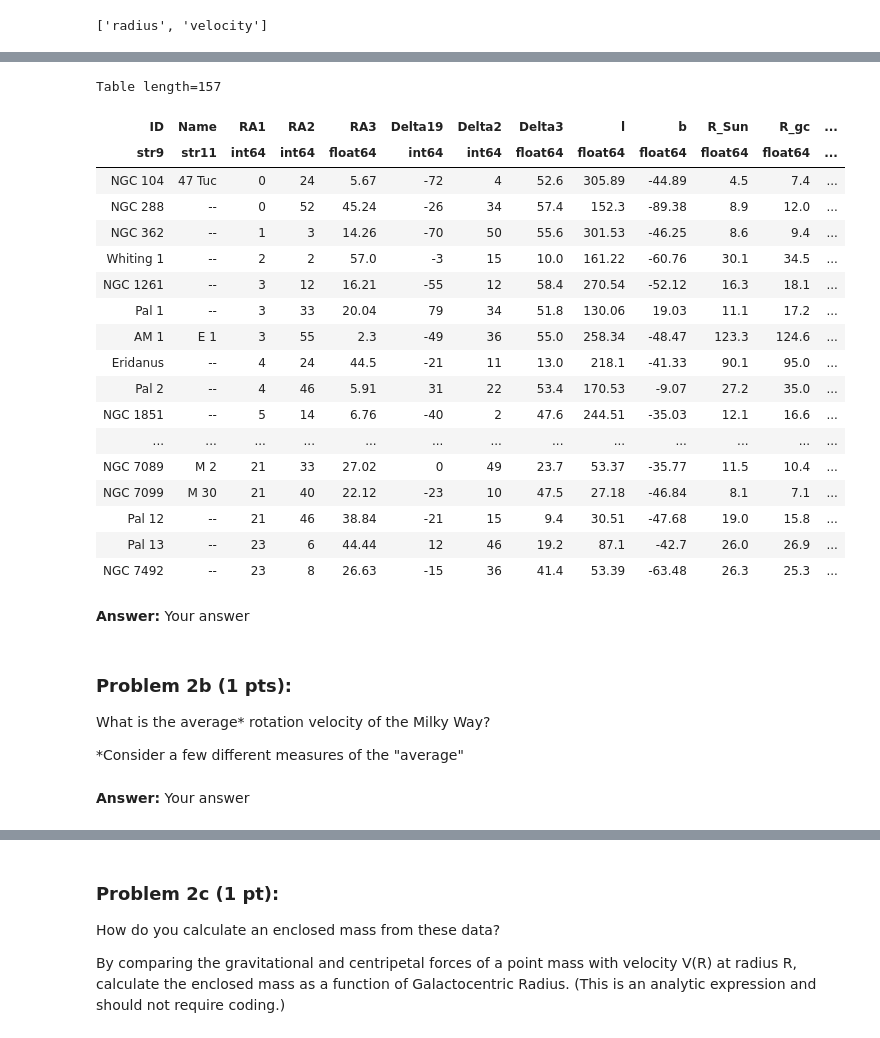
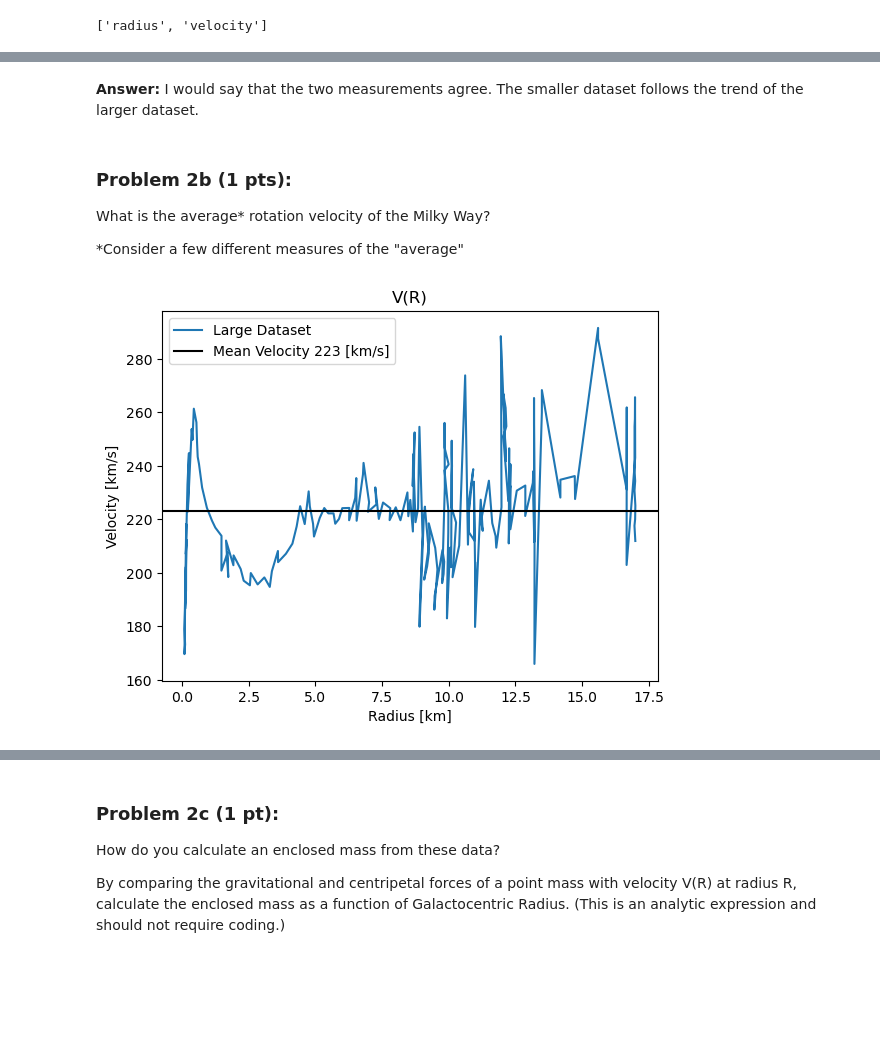
Before and after one commit to kelceydavis33/galaxies_course, a Jupyter notebook: Homework2/PS2/PS2_MilkyWayStructure_Davis.ipynb, the cells around one changed output, grey strips where cells are left out. Drawn from its saved outputs; the diff is of its cells as text; code cells hidden in the pictures; blank space fills up the shorter version.

```diff
--- a/Homework2/PS2/PS2_MilkyWayStructure_Davis.ipynb
+++ b/Homework2/PS2/PS2_MilkyWayStructure_Davis.ipynb
@@ -134,27 +128,5 @@ t2.keys()
-# %%
-t2
-# %% [output]
-Table length=157
-| ID | Name | RA1 | RA2 | RA3 | Delta19 | Delta2 | Delta3 | l | b | R_Sun | R_gc | ... |
-| str9 | str11 | int64 | int64 | float64 | int64 | int64 | float64 | float64 | float64 | float64 | float64 | ... |
-| NGC 104 | 47 Tuc | 0 | 24 | 5.67 | -72 | 4 | 52.6 | 305.89 | -44.89 | 4.5 | 7.4 | ... |
-| NGC 288 | -- | 0 | 52 | 45.24 | -26 | 34 | 57.4 | 152.3 | -89.38 | 8.9 | 12.0 | ... |
-| NGC 362 | -- | 1 | 3 | 14.26 | -70 | 50 | 55.6 | 301.53 | -46.25 | 8.6 | 9.4 | ... |
-| Whiting 1 | -- | 2 | 2 | 57.0 | -3 | 15 | 10.0 | 161.22 | -60.76 | 30.1 | 34.5 | ... |
-| NGC 1261 | -- | 3 | 12 | 16.21 | -55 | 12 | 58.4 | 270.54 | -52.12 | 16.3 | 18.1 | ... |
-| Pal 1 | -- | 3 | 33 | 20.04 | 79 | 34 | 51.8 | 130.06 | 19.03 | 11.1 | 17.2 | ... |
-| AM 1 | E 1 | 3 | 55 | 2.3 | -49 | 36 | 55.0 | 258.34 | -48.47 | 123.3 | 124.6 | ... |
-| Eridanus | -- | 4 | 24 | 44.5 | -21 | 11 | 13.0 | 218.1 | -41.33 | 90.1 | 95.0 | ... |
-| Pal 2 | -- | 4 | 46 | 5.91 | 31 | 22 | 53.4 | 170.53 | -9.07 | 27.2 | 35.0 | ... |
-| NGC 1851 | -- | 5 | 14 | 6.76 | -40 | 2 | 47.6 | 244.51 | -35.03 | 12.1 | 16.6 | ... |
-| ... | ... | ... | ... | ... | ... | ... | ... | ... | ... | ... | ... | ... |
-| NGC 7089 | M 2 | 21 | 33 | 27.02 | 0 | 49 | 23.7 | 53.37 | -35.77 | 11.5 | 10.4 | ... |
-| NGC 7099 | M 30 | 21 | 40 | 22.12 | -23 | 10 | 47.5 | 27.18 | -46.84 | 8.1 | 7.1 | ... |
-| Pal 12 | -- | 21 | 46 | 38.84 | -21 | 15 | 9.4 | 30.51 | -47.68 | 19.0 | 15.8 | ... |
-| Pal 13 | -- | 23 | 6 | 44.44 | 12 | 46 | 19.2 | 87.1 | -42.7 | 26.0 | 26.9 | ... |
-| NGC 7492 | -- | 23 | 8 | 26.63 | -15 | 36 | 41.4 | 53.39 | -63.48 | 26.3 | 25.3 | ... |
-# %% [markdown]
-**Answer:** Your answer
+# %% [markdown]
+**Answer:** I would say that the two measurements agree. The smaller dataset follows the trend of the larger dataset.
 # %% [markdown]
 ### Problem 2b (1 pts):
 
@@ -166,2 +136,12 @@ What is the average* rotation velocity of the Milky Way?
-# %% [markdown]
-**Answer:** Your answer
+# %%
+# First we can just look at a simple mean from the larger dataset
+
+plt.plot(t['radius'], (t['velocity']), label = 'Large Dataset')
+mean = np.mean(t['velocity'])
+plt.axhline(mean,  c = 'k', label = f'Mean Velocity {int(mean)} [km/s]')
+plt.xlabel('Radius [km]')
+plt.ylabel('Velocity [km/s]')
+plt.legend()
+plt.title('V(R)');
+# %% [output]
+[figure, added]
```
Also changed, not shown: parts of 27 cells of this notebook, 2 other files.
